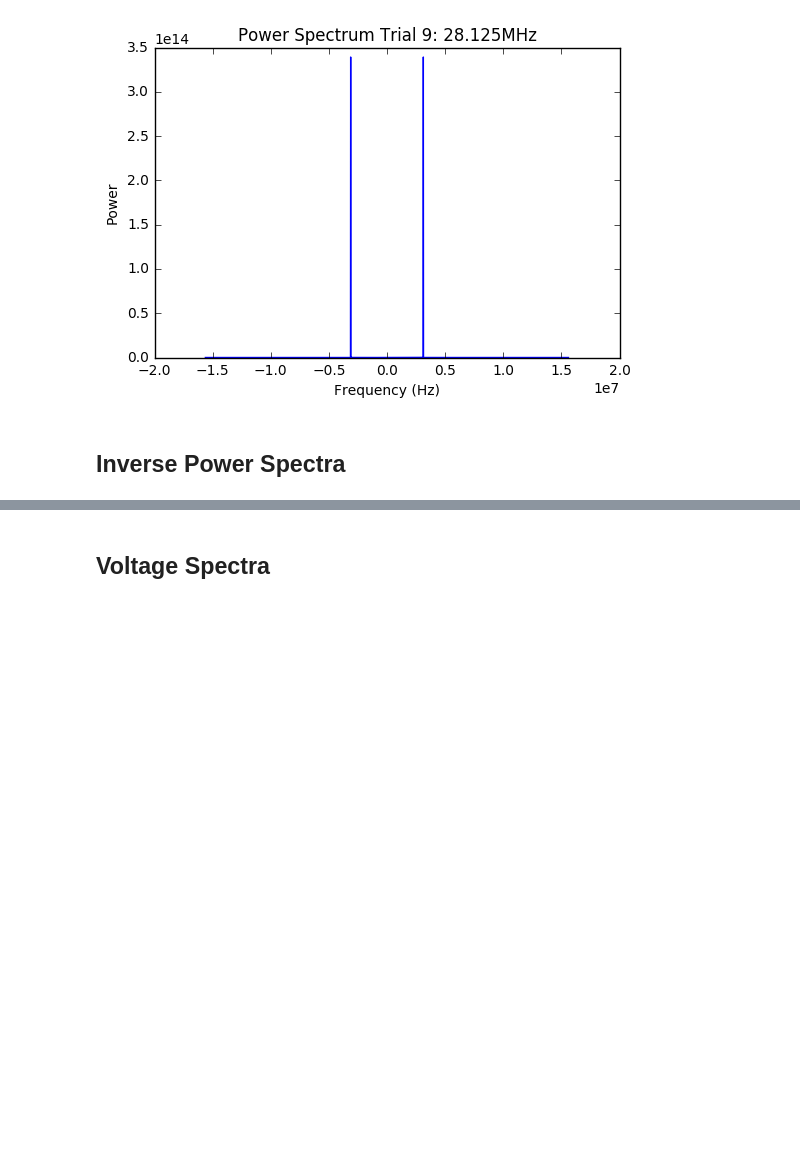
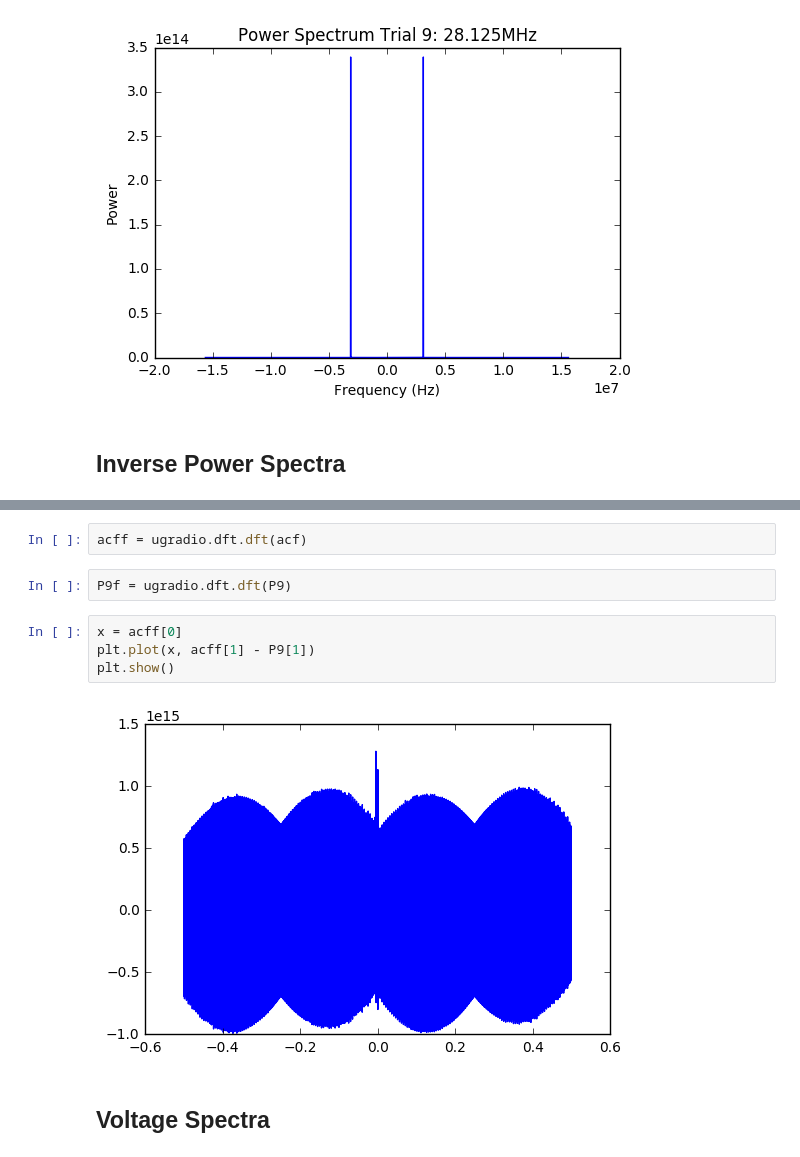
Before and after one commit to costassoler/Radio, a Jupyter notebook: Lab1 Data-Copy1.ipynb, the cells around one changed output, grey strips where cells are left out. Drawn from its saved outputs; the diff is of its cells as text; blank space fills up the shorter version.

```diff
--- a/Lab1 Data-Copy1.ipynb
+++ b/Lab1 Data-Copy1.ipynb
@@ -390,3 +414,13 @@ i9 = ugradio.dft.idft(v9[1])
+# %%
+acff = ugradio.dft.dft(acf)
+# %%
+P9f = ugradio.dft.dft(P9)
+# %%
+x = acff[0]
+plt.plot(x, acff[1] - P9[1])
+plt.show()
+# %% [output]
+[figure, added]
 # %% [markdown]
 ## Voltage Spectra
 # %%
```
Also changed, not shown: parts of 30 cells of this notebook.
